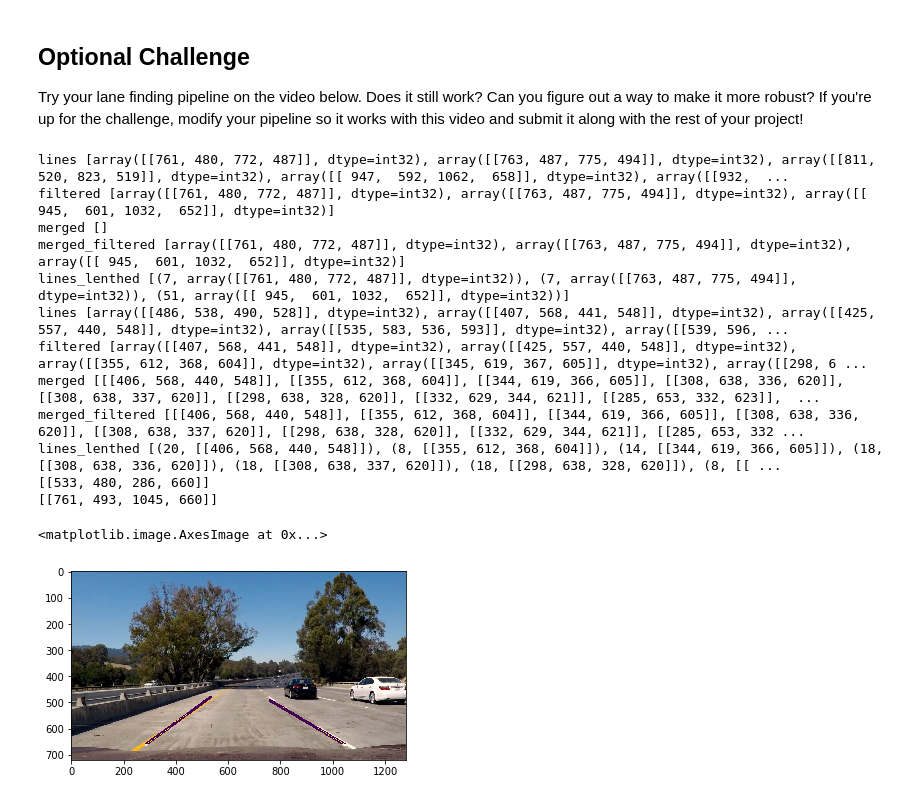
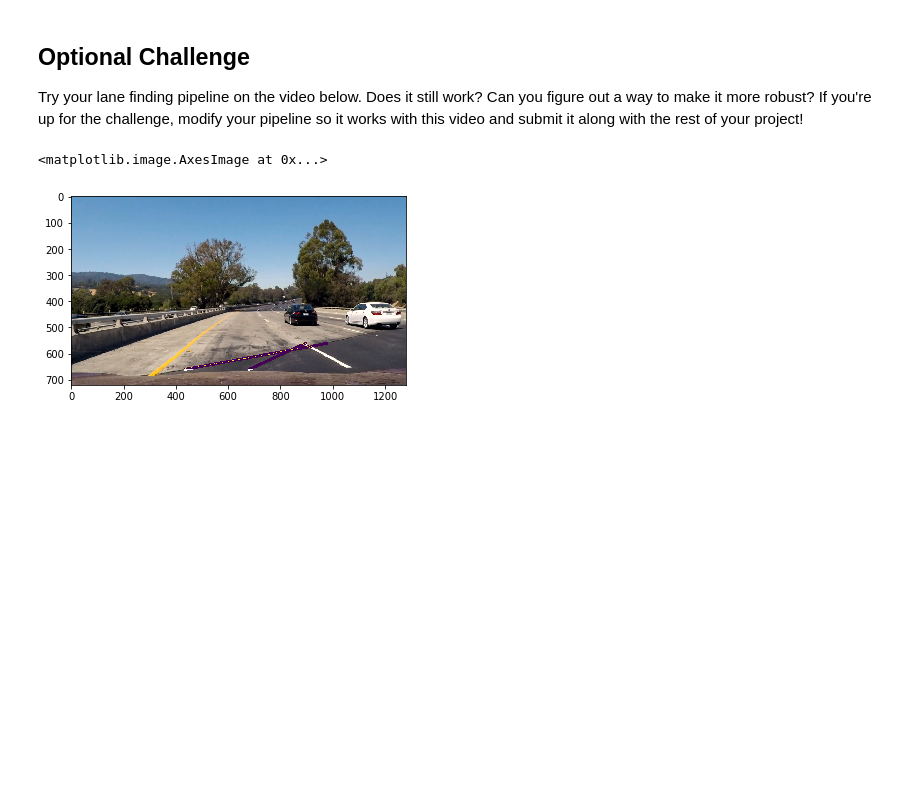
Before and after one commit to acidhills/udacity_traffic_lanes, a Jupyter notebook: P1.ipynb, the cells around one changed output. Cells and saved outputs as stored; diff of their text form; code cells hidden in the pictures; blank space fills up the shorter version.

```diff
--- a/P1.ipynb
+++ b/P1.ipynb
@@ -546,44 +580,31 @@ def clip3_process(img):
 # %%
-# image1 = mpimg.imread(challenge_src +'100.jpg')
-image1 = mpimg.imread('img_err.jpg')
+image1 = mpimg.imread(challenge_src +'107.jpg')
+# image1 = mpimg.imread('img_err.jpg')
 # plt.imshow(clip3_process(image1))
 y_len, x_len,channels = image1.shape
 image = image1[0:y_len-60, 0:x_len,0:channels]
-image2 = image1[0:y_len-60, 0:x_len,0:channels]
+# image2 = image1[0:y_len-60, 0:x_len,0:channels]
 
-# # plt.imshow(process_image(image))
+# # # plt.imshow(process_image(image))
+# image = increase_contrast(image)
+image = get_prepared_image(image, y_correction=150, x_correction=130)
+# # # gray_img= grayscale(image)
+# # # gray_img = gaussian_blur(gray_img,11)
+# # # gray_img = canny(gray_img,10,20 )
+# # plt.imshow(gray_img, cmap='gray')
+l,r = get_lines(image)
+r_line = get_border(r)
+r_top  = (r[0][0][0],r[0][0][1])
+l_line = get_border(l)
+l_top = (l[0][0][0],l[0][0][1])
+# draw_lines(image1,[[l_line],[r_line]],thickness=10)
 
-image = get_prepared_image(image, y_correction=150, x_correction=130)
-# # gray_img= grayscale(image)
-# # gray_img = gaussian_blur(gray_img,11)
-# # gray_img = canny(gray_img,10,20 )
-# plt.imshow(gray_img, cmap='gray')
-l,r = get_lines(image)
-r_line = get_border(r,True)
-r_top  = (r[0][0][0],r[0][0][1])
-l_line = get_border(l,True)
-l_top = (l[0][0][0],l[0][0][1])
-print(get_line(l_line,r_top, l_top,image.shape))
-print(get_line(r_line,l_top, r_top,image.shape))
-draw_lines(image1,[[l_line],[r_line]],thickness=10)
-
+# draw_lines(image1,l+r,thickness=10)
 draw_lines(image1, [get_line(l_line,r_top, l_top,image.shape),get_line(r_line,l_top, r_top,image.shape)],thickness=10)
 plt.imshow(image1)
 # %% [output]
-lines [array([[761, 480, 772, 487]], dtype=int32), array([[763, 487, 775, 494]], dtype=int32), array([[811, 520, 823, 519]], dtype=int32), array([[ 947,  592, 1062,  658]], dtype=int32), array([[932,  ...
-filtered [array([[761, 480, 772, 487]], dtype=int32), array([[763, 487, 775, 494]], dtype=int32), array([[ 945,  601, 1032,  652]], dtype=int32)]
-merged []
-merged_filtered [array([[761, 480, 772, 487]], dtype=int32), array([[763, 487, 775, 494]], dtype=int32), array([[ 945,  601, 1032,  652]], dtype=int32)]
-lines_lenthed [(7, array([[761, 480, 772, 487]], dtype=int32)), (7, array([[763, 487, 775, 494]], dtype=int32)), (51, array([[ 945,  601, 1032,  652]], dtype=int32))]
-lines [array([[486, 538, 490, 528]], dtype=int32), array([[407, 568, 441, 548]], dtype=int32), array([[425, 557, 440, 548]], dtype=int32), array([[535, 583, 536, 593]], dtype=int32), array([[539, 596, ...
-filtered [array([[407, 568, 441, 548]], dtype=int32), array([[425, 557, 440, 548]], dtype=int32), array([[355, 612, 368, 604]], dtype=int32), array([[345, 619, 367, 605]], dtype=int32), array([[298, 6 ...
-merged [[[406, 568, 440, 548]], [[355, 612, 368, 604]], [[344, 619, 366, 605]], [[308, 638, 336, 620]], [[308, 638, 337, 620]], [[298, 638, 328, 620]], [[332, 629, 344, 621]], [[285, 653, 332, 623]],  ...
-merged_filtered [[[406, 568, 440, 548]], [[355, 612, 368, 604]], [[344, 619, 366, 605]], [[308, 638, 336, 620]], [[308, 638, 337, 620]], [[298, 638, 328, 620]], [[332, 629, 344, 621]], [[285, 653, 332 ...
-lines_lenthed [(20, [[406, 568, 440, 548]]), (8, [[355, 612, 368, 604]]), (14, [[344, 619, 366, 605]]), (18, [[308, 638, 336, 620]]), (18, [[308, 638, 337, 620]]), (18, [[298, 638, 328, 620]]), (8, [[ ...
-[[533, 480, 286, 660]]
-[[761, 493, 1045, 660]]
+<matplotlib.image.AxesImage at 0x...>
-<matplotlib.image.AxesImage at 0x...>
-[figure, old version]
+[figure, new version]
 # %%
 challenge_src = 'challenge_src/'
 challenge_rdy = 'challenge_rdy/'
```
Also changed, not shown: parts of 12 cells of this notebook, 11 other files.
